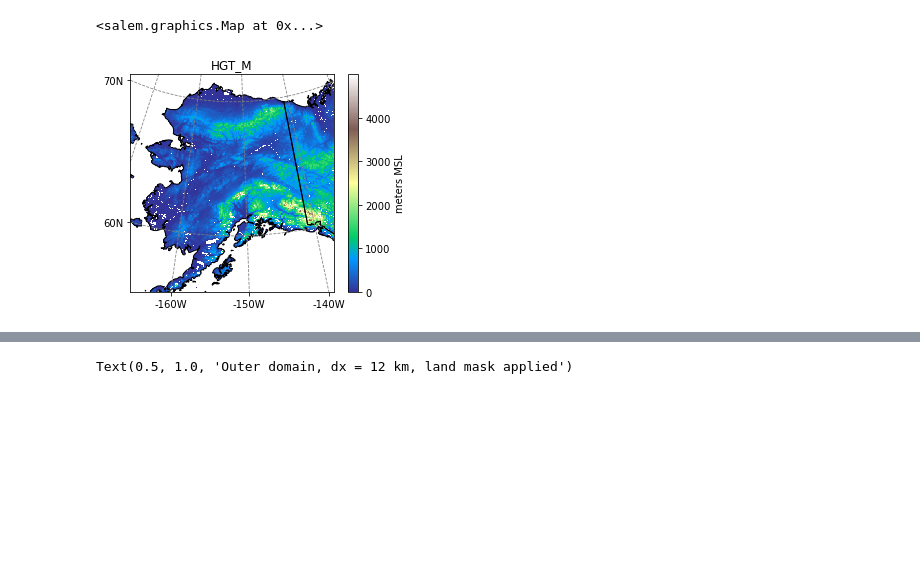
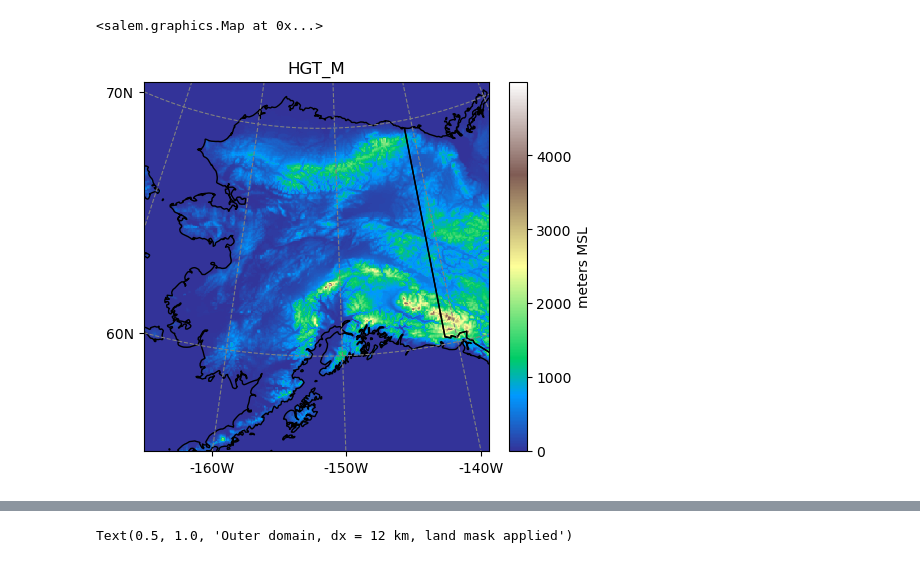
Before and after one commit to chryss/dyndowntools, a Jupyter notebook: Jupyter_Notebooks/domain_viz01.ipynb, the cells around one changed output, grey strips where cells are left out. Cells and saved outputs as stored; diff of their text form; code cells hidden in the pictures; blank space fills up the shorter version.

```diff
--- a/Jupyter_Notebooks/domain_viz01.ipynb
+++ b/Jupyter_Notebooks/domain_viz01.ipynb
@@ -11,13 +16,13 @@ import socket
 hostname = socket.gethostname()
 
 if hostname.lower().startswith('chinook'):
-    fiboreal = "/import/FIREICE/fiboreal/"
+    fiboreal = "/import/AKCASC/"
 else:
     fiboreal = "/Volumes/FIBOREAL/"
 
-chrisdir = Path(fiboreal) / "cwaigl"
+wrfdir =  Path("/import/beegfs/CMIP6/wrf_era5/")
 fiwepsdir = Path(fiboreal) / "fiweps_data"
 era5dir = Path(fiboreal) / "cds"
 
-hostname, fiboreal, chrisdir
+hostname, fiboreal, wrfdir
 # %% [output]
@@ -27,4 +32,4 @@ hostname, fiboreal, chrisdir
 # %%
-datadir = chrisdir / "WRF_sample_files/"
+datadir = wrfdir
 datadir, "exists" if datadir.exists() else "doesn't exist"
 # %% [output]
@@ -38,6 +74,7 @@ ds.HGT_M.where(ds.LANDMASK).salem.quick_map(cmap='terrain')
 # %%
 ds = salem.open_wrf_dataset(datadir / 'geo_em.d02.nc')
-ds.HGT_M.where(ds.LANDMASK).salem.quick_map(cmap='terrain')
+# ds.HGT_M.where(ds.LANDMASK).salem.quick_map(cmap='terrain')
+ds.HGT_M.salem.quick_map(cmap='terrain')
 # %% [output]
 <salem.graphics.Map at 0x...>
-[figure, old version]
+[figure, new version]
```
Also changed, not shown: parts of 10 cells of this notebook, 3 other files.
